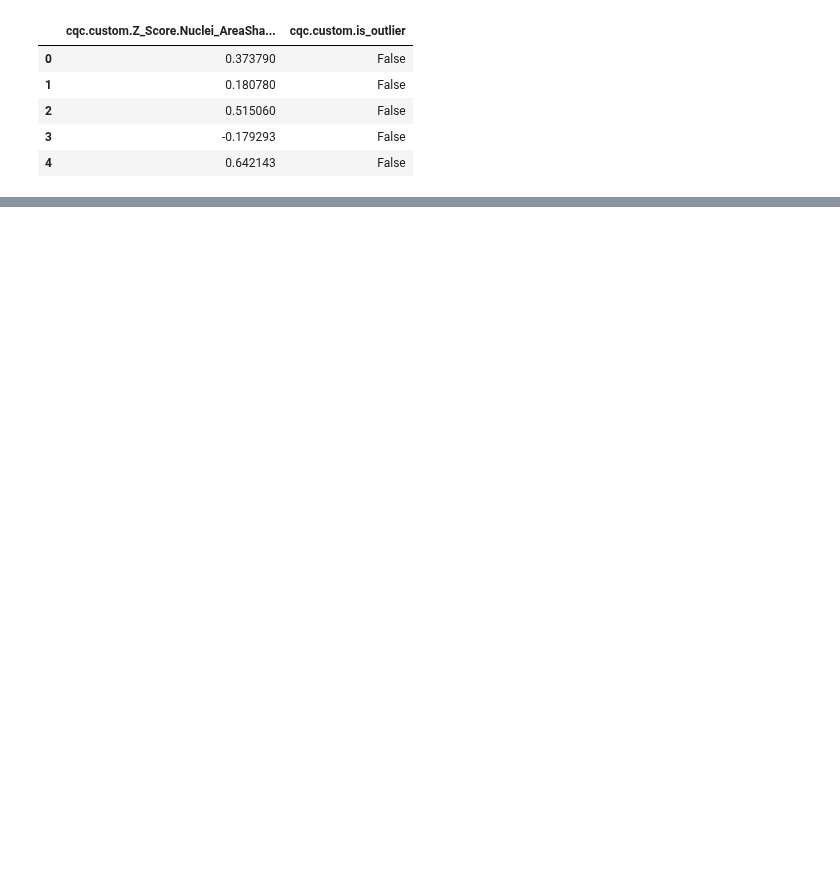
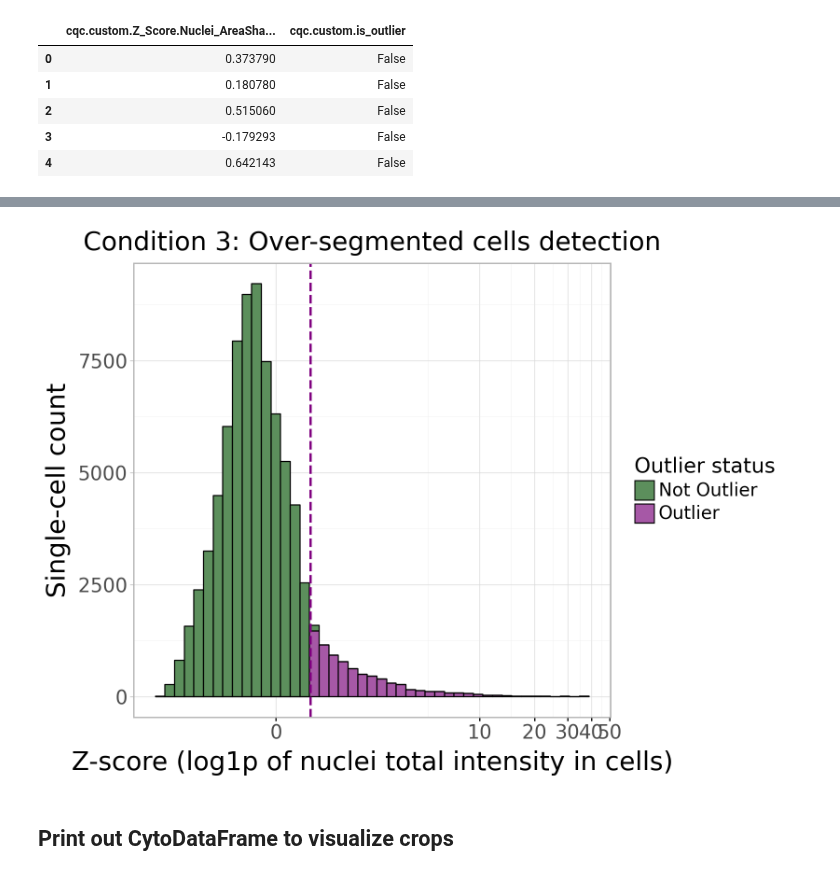
Before and after one commit to jenna-tomkinson/coSMicQC, a Jupyter notebook: docs/manuscripts/cosmicqc_paper_v1/figure_2/panelB_qc_distributions.ipynb, the cells around one changed output, grey strips where cells are left out. Saved outputs shown, nothing was run; the diff lists cells and outputs as text; code cells hidden in the pictures; blank space fills up the shorter version.

```diff
--- a/docs/manuscripts/cosmicqc_paper_v1/figure_2/panelB_qc_distributions.ipynb
+++ b/docs/manuscripts/cosmicqc_paper_v1/figure_2/panelB_qc_distributions.ipynb
@@ -233,0 +275,12 @@ p.show()
+# %%
+# Find over-segmented cell outliers for the current plate
+over_segmented_cells_outliers = identify_outliers(
+    df=filtered_plate_df,
+    feature_thresholds={
+        # Set low to detect instances of abnormally high int in nuclei for whole cells
+        "Cells_Intensity_IntegratedIntensity_CorrDNA": 0.5,
+    },
+    include_threshold_scores=True,
+)
+
+pd.DataFrame(over_segmented_cells_outliers).head()
@@ -233,0 +294,66 @@ p.show()
+# %%
+# Rename for easier access
+df = over_segmented_cells_outliers.rename(
+    columns={
+        "cqc.custom.Z_Score.Cells_Intensity_IntegratedIntensity_CorrDNA": "zscore_integrated_intensity",  # noqa: E501
+        "cqc.custom.is_outlier": "is_outlier",
+    }
+)
+
+# Make sure 'is_outlier' is a string or category (for coloring)
+df["is_outlier"] = df["is_outlier"].map({True: "Outlier", False: "Not Outlier"})
+
+# Set the figure size
+set_option("figure_size", (width, height))
+
+p = (
+    ggplot(df, aes(x="zscore_integrated_intensity", fill="is_outlier"))
+    + geom_histogram(position="stack", bins=45, color="black")
+    + scale_fill_manual(values={"Not Outlier": "#5C8F5C", "Outlier": "#A658A6"})
+    + geom_vline(
+        xintercept=df.loc[
+            df["is_outlier"] == "Outlier", "zscore_integrated_intensity"
+        ].min(),
+        linetype="dashed",
+        color="#800080",
+        size=1.0,
+    )
+    + scale_x_continuous(trans="log1p")
+    + labs(
+        x="Z-score (log1p of nuclei total intensity in cells)",
+        y="Single-cell count",
+        fill="Outlier status",
+    )
+    + ggtitle("Condition 3: Over-segmented cells detection")
+    + theme_light()
+    + theme(
+        legend_title=element_text(size=16),
+        legend_text=element_text(size=14),
+        legend_position="right",
+        axis_title=element_text(size=20),
+        axis_text=element_text(size=15),
+        plot_title=element_text(
+            size=20,
+        ),
+    )
+)
+
+# Save the plot
+# Save the plot
+p.save(
+    output_dir / "over_segmented_cells_plot.png", dpi=600, width=width, height=height
+)
+
+# Save version without legend
+(p + theme(legend_position="none")).save(
+    output_dir / "over_segmented_cells_plot_no_legend.png",
+    dpi=600,
+    width=width,
+    height=height,
+)
+
+p.show()
+# %% [output]
+[figure, added]
+# %% [markdown]
+## Print out CytoDataFrame to visualize crops
```
Also changed, not shown: parts of 17 cells of this notebook, 38 other files.
